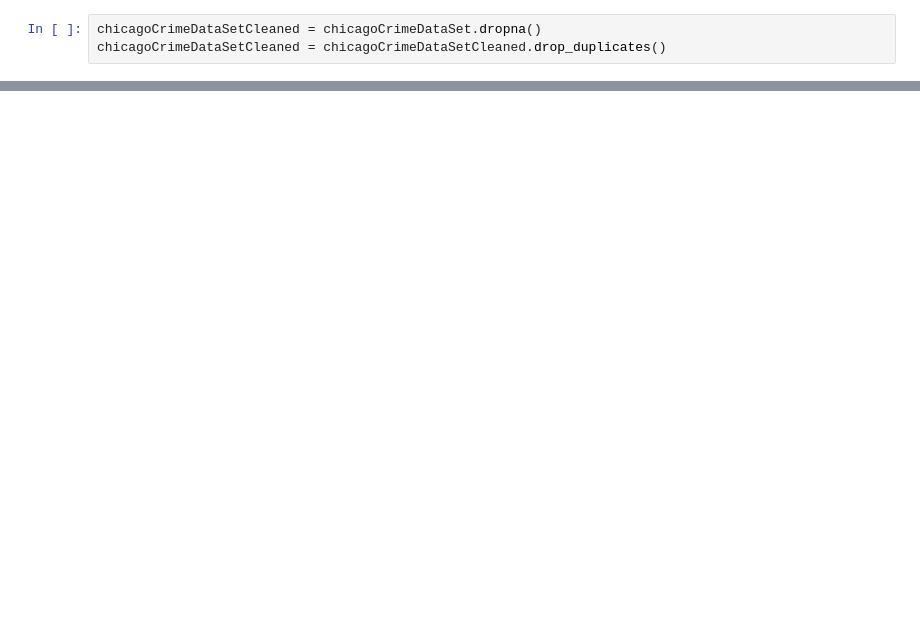
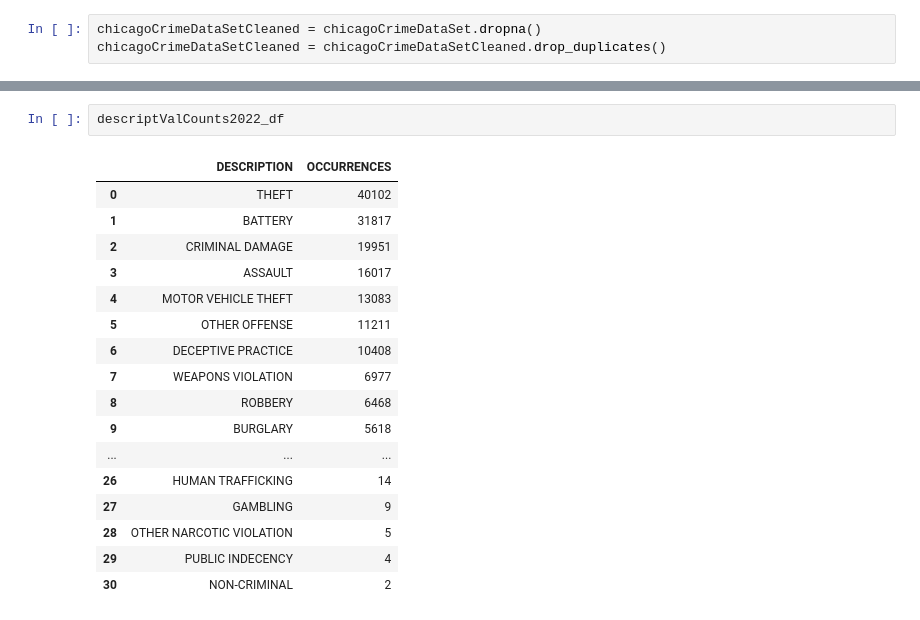
Before and after one commit to jrthompson25/Chicago_Crime_Analysis, a Jupyter notebook: Notebooks/Chicago Crime Project.ipynb, the cells around one changed output, grey strips where cells are left out. Drawn from its saved outputs; the diff is of its cells as text; blank space fills up the shorter version.

```diff
--- a/Notebooks/Chicago Crime Project.ipynb
+++ b/Notebooks/Chicago Crime Project.ipynb
@@ -117,0 +319,20 @@ plt.yticks(fontsize=17)
+# %%
+descriptValCounts2022_df
+# %% [output]
+|  | DESCRIPTION | OCCURRENCES |
+| 0 | THEFT | 40102 |
+| 1 | BATTERY | 31817 |
+| 2 | CRIMINAL DAMAGE | 19951 |
+| 3 | ASSAULT | 16017 |
+| 4 | MOTOR VEHICLE THEFT | 13083 |
+| 5 | OTHER OFFENSE | 11211 |
+| 6 | DECEPTIVE PRACTICE | 10408 |
+| 7 | WEAPONS VIOLATION | 6977 |
+| 8 | ROBBERY | 6468 |
+| 9 | BURGLARY | 5618 |
+| ... | ... | ... |
+| 26 | HUMAN TRAFFICKING | 14 |
+| 27 | GAMBLING | 9 |
+| 28 | OTHER NARCOTIC VIOLATION | 5 |
+| 29 | PUBLIC INDECENCY | 4 |
+| 30 | NON-CRIMINAL | 2 |
```
Also changed, not shown: parts of 27 cells of this notebook.
